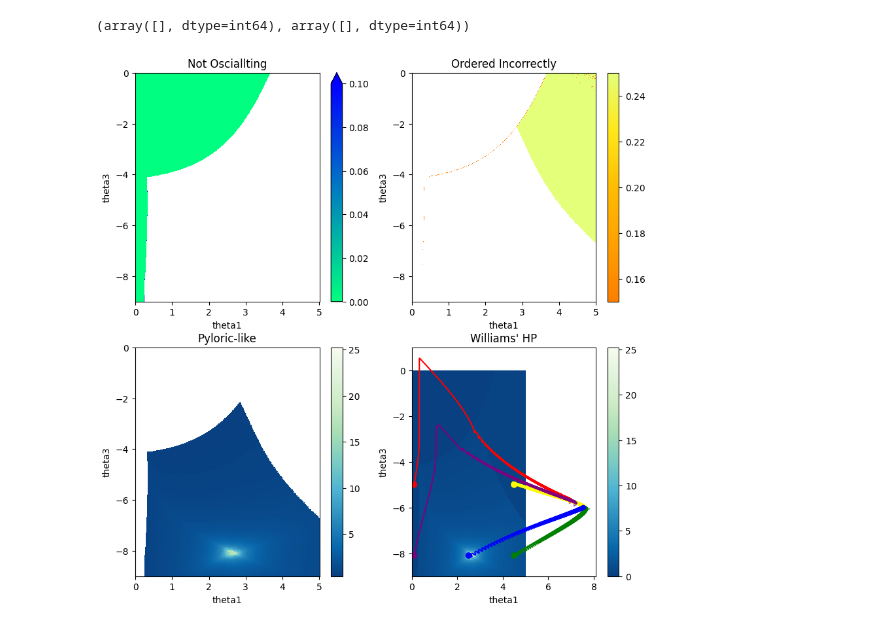
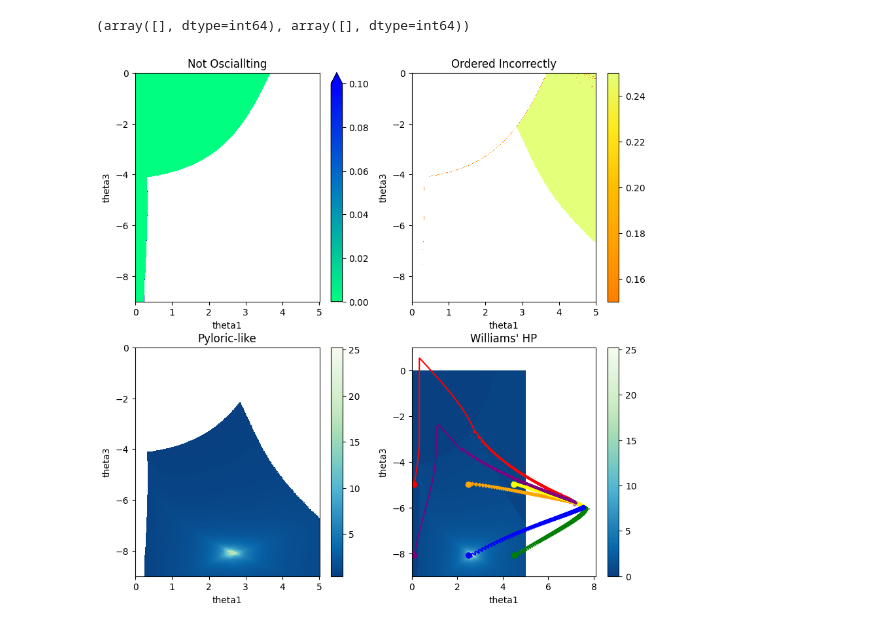
Before and after one commit to ljstolting/EvolvingHP, a Jupyter notebook: Cpp/Viz_ParSpace.ipynb, the cells around one changed output. Saved outputs shown, nothing was run; the diff lists cells and outputs as text; code cells hidden in the pictures.

```diff
--- a/Cpp/Viz_ParSpace.ipynb
+++ b/Cpp/Viz_ParSpace.ipynb
@@ -96,7 +96,7 @@ Z_Pyloric = np.ma.masked_less(fitnessdata,0.3)
 (array([], dtype=int64), array([], dtype=int64))
 # %%
 red = np.loadtxt('redparamtrack.dat')
-orange = np.loadtxt('yellowparamtrack.dat')
+orange = np.loadtxt('orangeparamtrack.dat')
 yellow = np.loadtxt('yellowparamtrack.dat')
 green = np.loadtxt('greenparamtrack.dat')
 blue = np.loadtxt('blueparamtrack.dat')
@@ -115,35 +115,35 @@ pos2 = ax2.pcolormesh(par1_res,par2_res,Z_Disorder, cmap='Wistia_r')
 fig.colorbar(pos2,ax=ax2)
 pos3 = ax3.pcolormesh(par1_res,par2_res,Z_Pyloric, cmap='GnBu_r')
 # ax3.set_xticklabels(['',par1_min,'','','','',par1_max])
 # ax3.set_yticklabels(['',par2_min,'','','','',par2_max])
 fig.colorbar(pos3,ax=ax3)
 pos4 = ax4.pcolormesh(par1_res,par2_res,fitnessdata, cmap='GnBu_r')
 # ax4.set_xticklabels(['',par1_min,'','','','',par1_max])
 # ax4.set_yticklabels(['',par2_min,'','','','',par2_max])
 fig.colorbar(pos4,ax=ax4)
 ax1.set_title("Not Osciallting")
 ax2.set_title("Ordered Incorrectly")
 ax3.set_title("Pyloric-like")
 ax4.set_title("Williams' HP")
 ax1.set_xlabel(par1)
 ax1.set_ylabel(par2)
 ax2.set_xlabel(par1)
 ax2.set_ylabel(par2)
 ax3.set_xlabel(par1)
 ax3.set_ylabel(par2)
 ax4.set_xlabel(par1)
 ax4.set_ylabel(par2)
 ax4.plot(red[:,0],red[:,1],color='r')
-ax4.plot(yellow[:,0],orange[:,1],color='orange')
+ax4.plot(orange[:,0],orange[:,1],color='orange')
 ax4.plot(yellow[:,0],yellow[:,1],color='yellow')
 ax4.plot(green[:,0],green[:,1],color='green')
 ax4.plot(blue[:,0],blue[:,1],color='blue')
 ax4.plot(purple[:,0],purple[:,1],color='purple')
 ax4.scatter([red[-1,0],orange[-1,0],yellow[-1,0],green[-1,0],blue[-1,0],purple[-1,0]],[red[-1,1],orange[-1,1],yellow[-1,1],green[-1,1],blue[-1,1],purple[-1,1]],c=['r','orange','yellow','green','blue','purple'],marker=mark.MarkerStyle(">", "full"),alpha=.5)
 ax4.scatter([red[0,0],orange[0,0],yellow[0,0],green[0,0],blue[0,0],purple[0,0]],[red[0,1],orange[0,1],yellow[0,1],green[0,1],blue[0,1],purple[0,1]],c=['r','orange','yellow','green','blue','purple'])
 plt.show()
 # %% [output]
-[figure, old version]
+[figure, new version]
 # %%
 #Time Series for all initial points, without HP
 neurongenome = np.array([  1.25966,  11.7919 ,  -8.9466,  -14.1082  , 13.505  ,  15.8346   ,-4.73326, -14.9413 ,   7.13229  , 2.68606 , -5.92321,  -8.09309,   1.0782 ,   1.45534 , 1.713  ])
```
Also changed, not shown: parts of 10 cells of this notebook, 32 other files.
